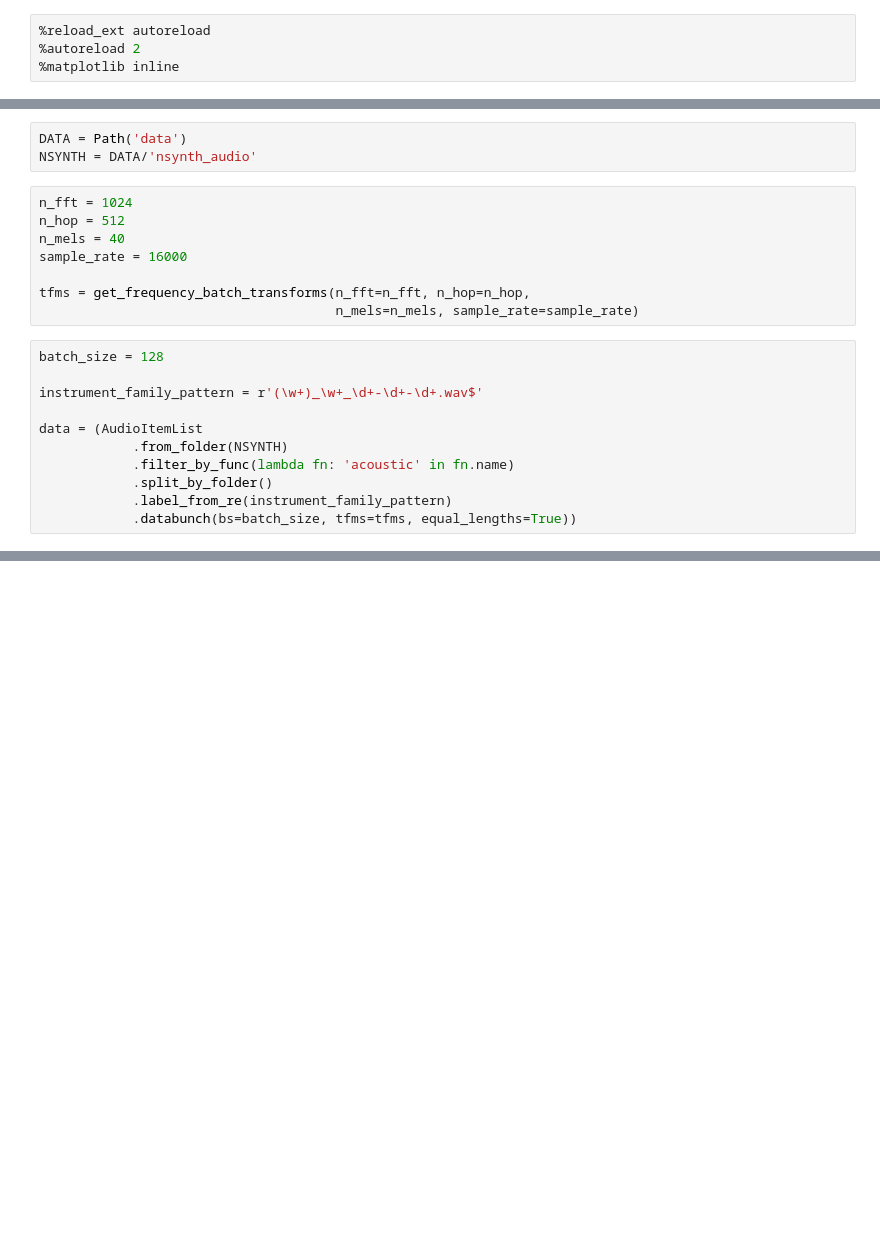
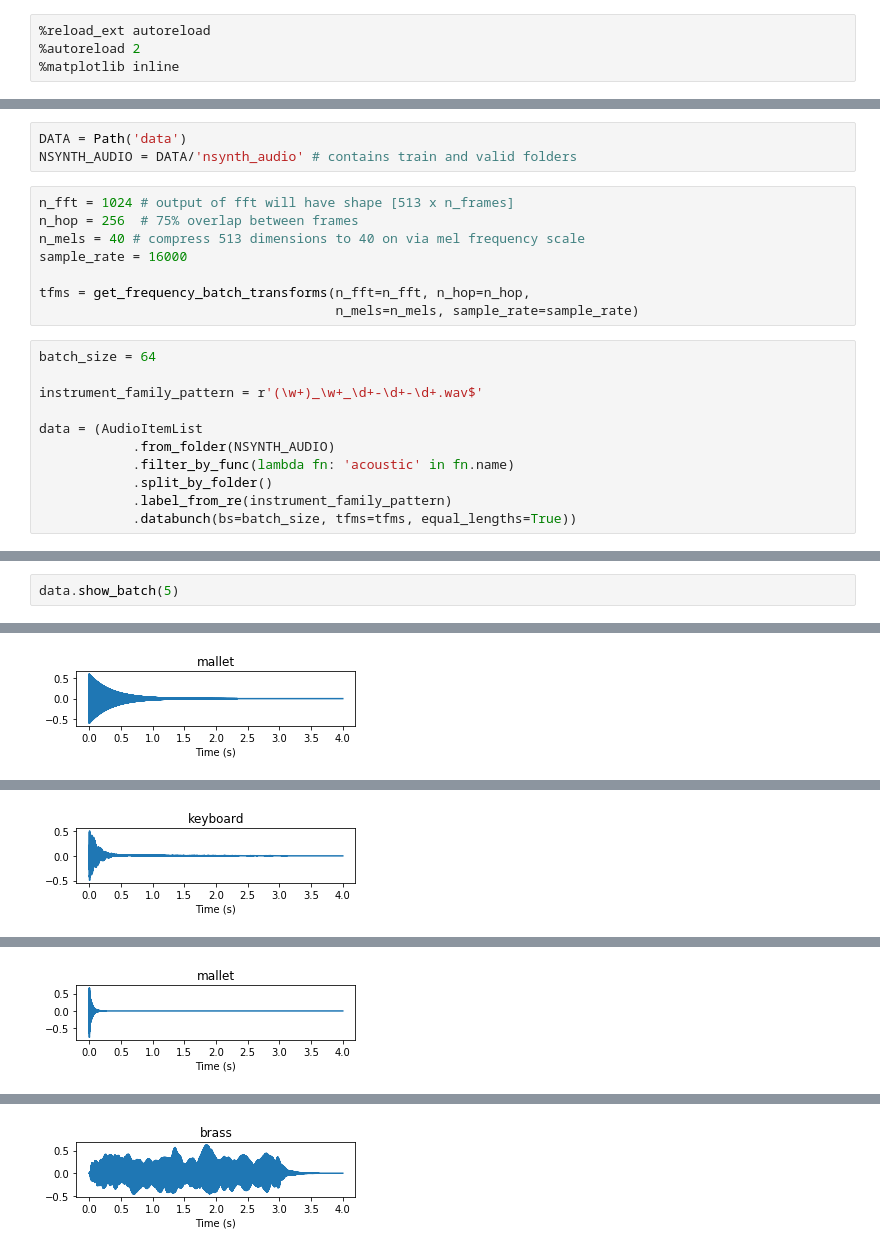
Before and after one commit to jhartquist/fastai_audio, a Jupyter notebook: notebooks/[demo] Single-Label, Equal Lengths (nsynth).ipynb, the cells around one changed output, grey strips where cells are left out. Drawn from its saved outputs; the diff is of its cells as text; blank space fills up the shorter version.

```diff
--- a/notebooks/[demo] Single-Label, Equal Lengths (nsynth).ipynb
+++ b/notebooks/[demo] Single-Label, Equal Lengths (nsynth).ipynb
@@ -13,21 +15,21 @@ from fastai.vision import models
 # %%
 DATA = Path('data')
-NSYNTH = DATA/'nsynth_audio'
+NSYNTH_AUDIO = DATA/'nsynth_audio' # contains train and valid folders
 # %%
-n_fft = 1024
-n_hop = 512
-n_mels = 40
+n_fft = 1024 # output of fft will have shape [513 x n_frames]
+n_hop = 256  # 75% overlap between frames
+n_mels = 40 # compress 513 dimensions to 40 on via mel frequency scale
 sample_rate = 16000
 
 tfms = get_frequency_batch_transforms(n_fft=n_fft, n_hop=n_hop,
                                       n_mels=n_mels, sample_rate=sample_rate)
 # %%
-batch_size = 128
+batch_size = 64
 
 instrument_family_pattern = r'(\w+)_\w+_\d+-\d+-\d+.wav$'
 
 data = (AudioItemList
-            .from_folder(NSYNTH)
+            .from_folder(NSYNTH_AUDIO)
             .filter_by_func(lambda fn: 'acoustic' in fn.name)
             .split_by_folder()
             .label_from_re(instrument_family_pattern)
@@ -39,0 +63,3 @@ xs.shape, ys.shape
+# %%
+data.show_batch(5)
+# %% [output]
@@ -39,0 +67 @@ xs.shape, ys.shape
+[figure, added]
@@ -39,0 +69 @@ xs.shape, ys.shape
+[figure, added]
@@ -39,0 +71 @@ xs.shape, ys.shape
+[figure, added]
@@ -39,0 +73 @@ xs.shape, ys.shape
+[figure, added]
```
Also changed, not shown: parts of 9 cells of this notebook, 1 other file.
